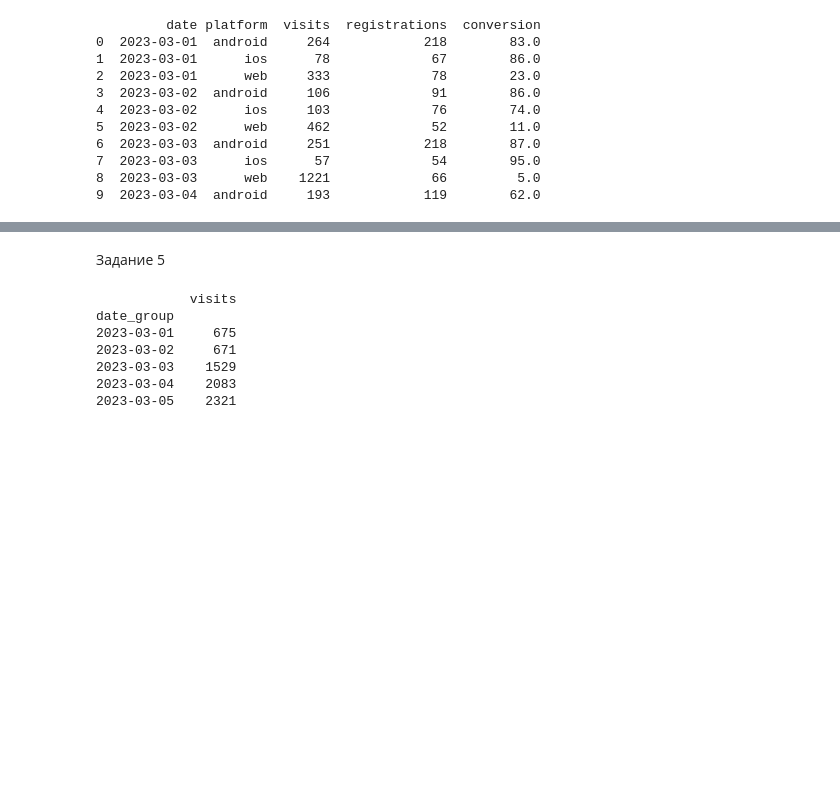
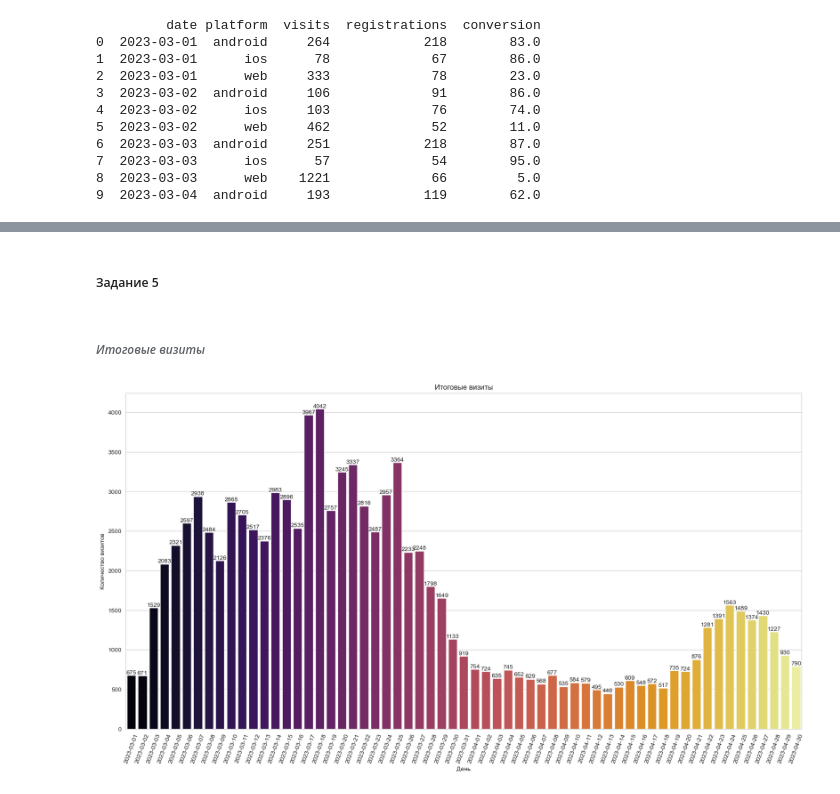
Before and after one commit to IcePenguinDiscoPanda/data-analytics-project-100, a Jupyter notebook: Analytics100.ipynb, the cells around one changed output, grey strips where cells are left out. Saved outputs shown, nothing was run; the diff lists cells and outputs as text; code cells hidden in the pictures; blank space fills up the shorter version.

```diff
--- a/Analytics100.ipynb
+++ b/Analytics100.ipynb
@@ -106,13 +120,18 @@ print(ads.head(5))
 # %% [markdown]
-Задание 5
+##### Задание 5
+# %% [markdown]
+###### *Итоговые визиты*
 # %%
-total_visits = ads.groupby(['date_group']).agg({'visits':'sum'})
-print(total_visits.head(5))
+total_visits = ads[ads['date_group'] <= dt.date(2023, 4, 30)].groupby(['date_group']).agg({'visits':'sum'}).reset_index()
+
+fig, ax = plt.subplots(figsize=(20, 10))
+sns.barplot(x='date_group', y='visits', data=total_visits, palette = 'inferno')
+ax.bar_label(ax.containers[0], fontsize=10)
+sns.set_style("white")
+plt.xticks(rotation=70)
+plt.xlabel('День')
+plt.ylabel('Количество визитов')
+plt.title('Итоговые визиты')
+plt.show()
 # %% [output]
-            visits
-date_group
-2023-03-01     675
-2023-03-02     671
-2023-03-03    1529
-2023-03-04    2083
-2023-03-05    2321
+[figure, added]
```
Also changed, not shown: parts of 31 cells of this notebook.
